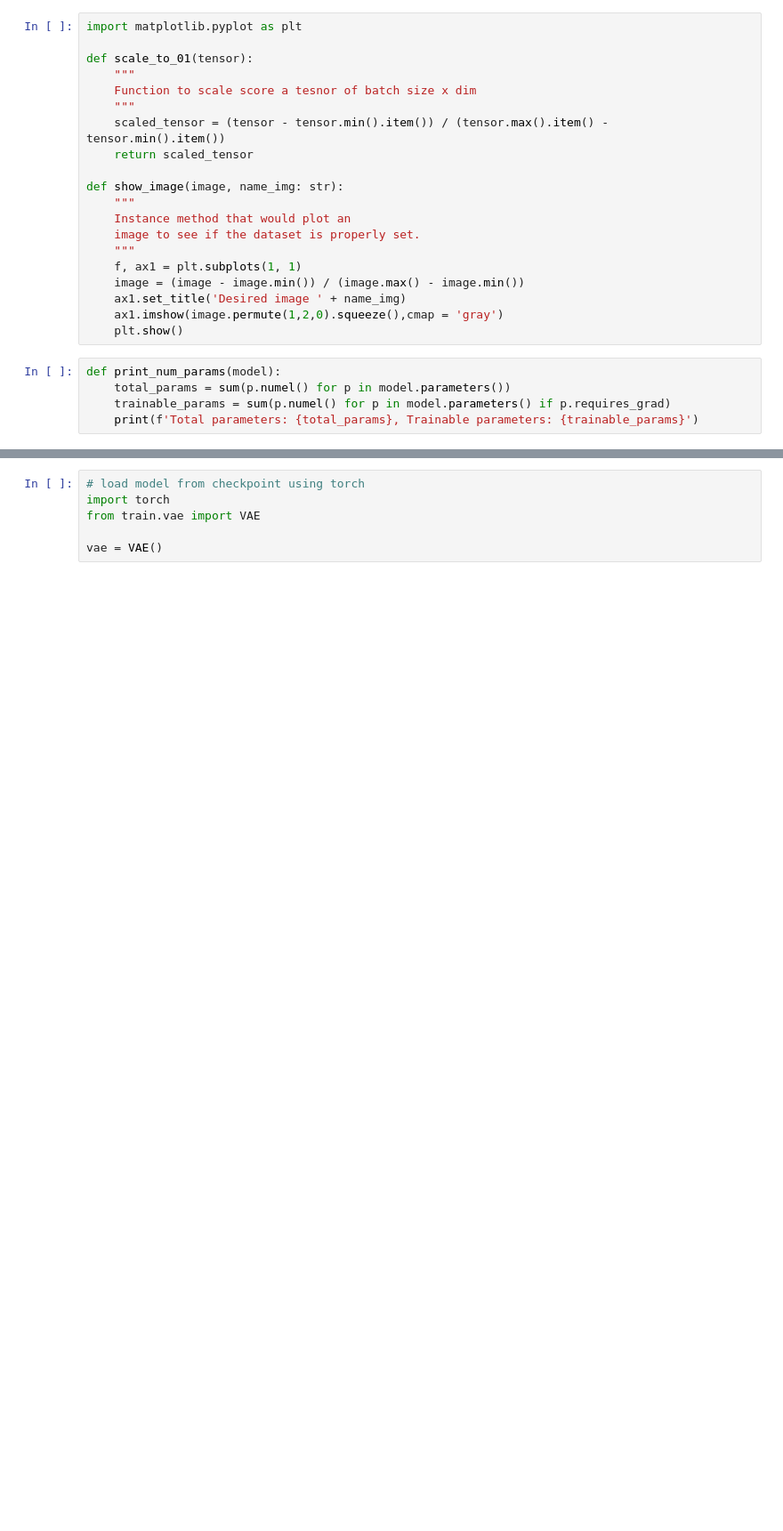
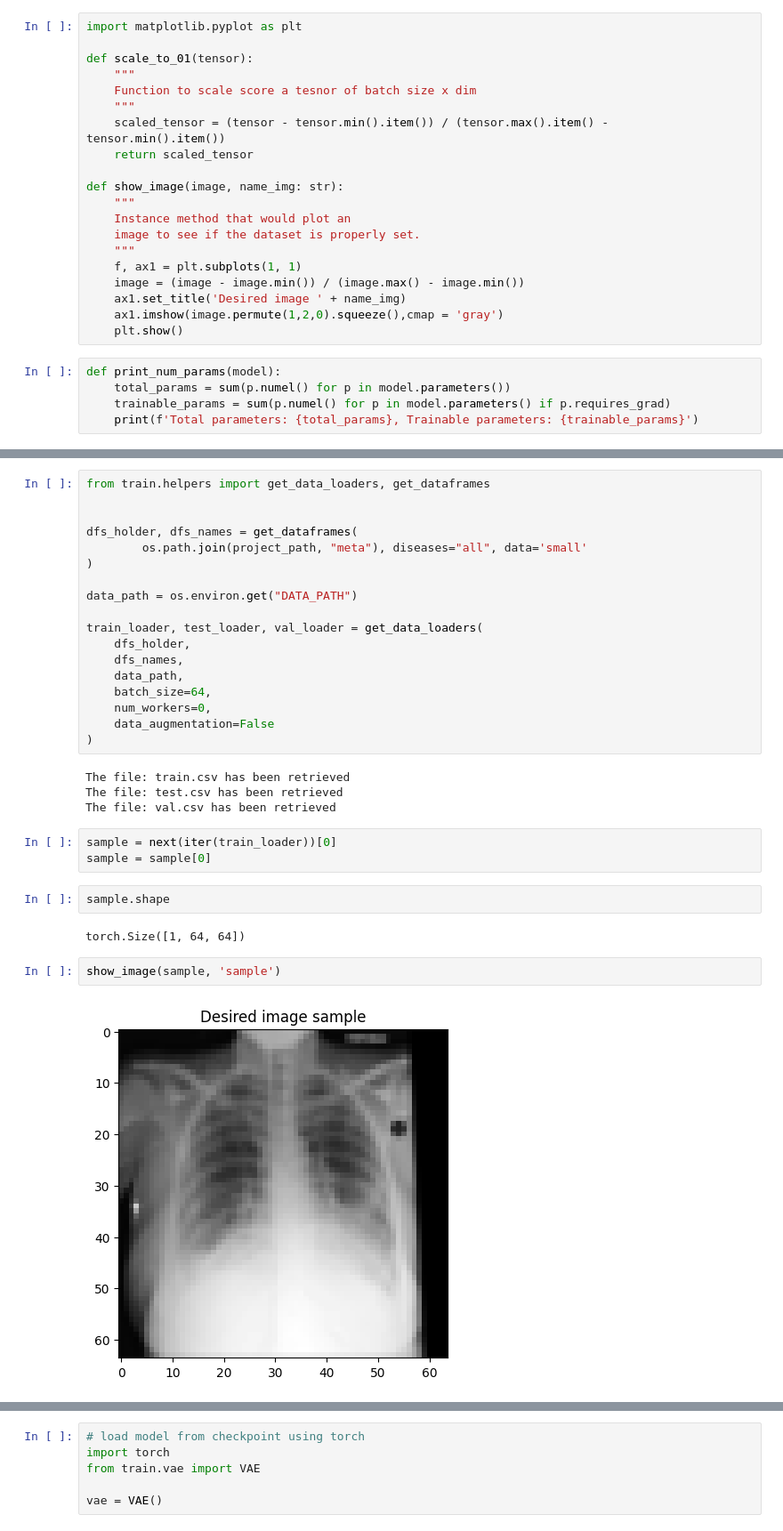
Before and after one commit to juanpajedrez/CS231N-Final-Proj, a Jupyter notebook: notebooks/experiments.ipynb, the cells around one changed output, grey strips where cells are left out. Shown at 89% size. Saved outputs shown, nothing was run; the diff lists cells and outputs as text; blank space fills up the shorter version.

```diff
--- a/notebooks/experiments.ipynb
+++ b/notebooks/experiments.ipynb
@@ -51,0 +57,33 @@ Total parameters: 6437480, Trainable parameters: 6437480
+# %%
+from train.helpers import get_data_loaders, get_dataframes
+
+
+dfs_holder, dfs_names = get_dataframes(
+        os.path.join(project_path, "meta"), diseases="all", data='small'
+)
+
+data_path = os.environ.get("DATA_PATH")
+
+train_loader, test_loader, val_loader = get_data_loaders(
+    dfs_holder,
+    dfs_names,
+    data_path,
+    batch_size=64,
+    num_workers=0,
+    data_augmentation=False
+)
+# %% [output]
+The file: train.csv has been retrieved
+The file: test.csv has been retrieved
+The file: val.csv has been retrieved
+# %%
+sample = next(iter(train_loader))[0]
+sample = sample[0]
+# %%
+sample.shape
+# %% [output]
+torch.Size([1, 64, 64])
+# %%
+show_image(sample, 'sample')
+# %% [output]
+[figure, added]
```
Also changed, not shown: parts of 9 cells of this notebook, 9 other files.
